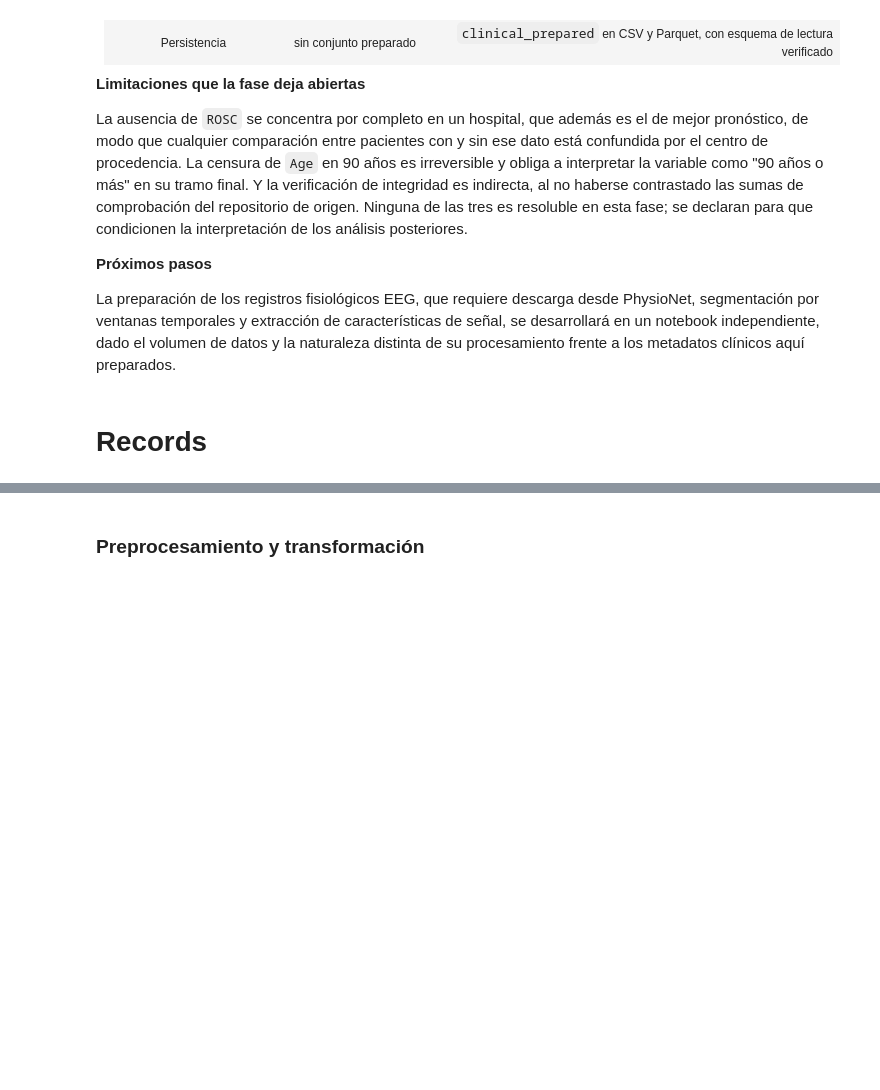
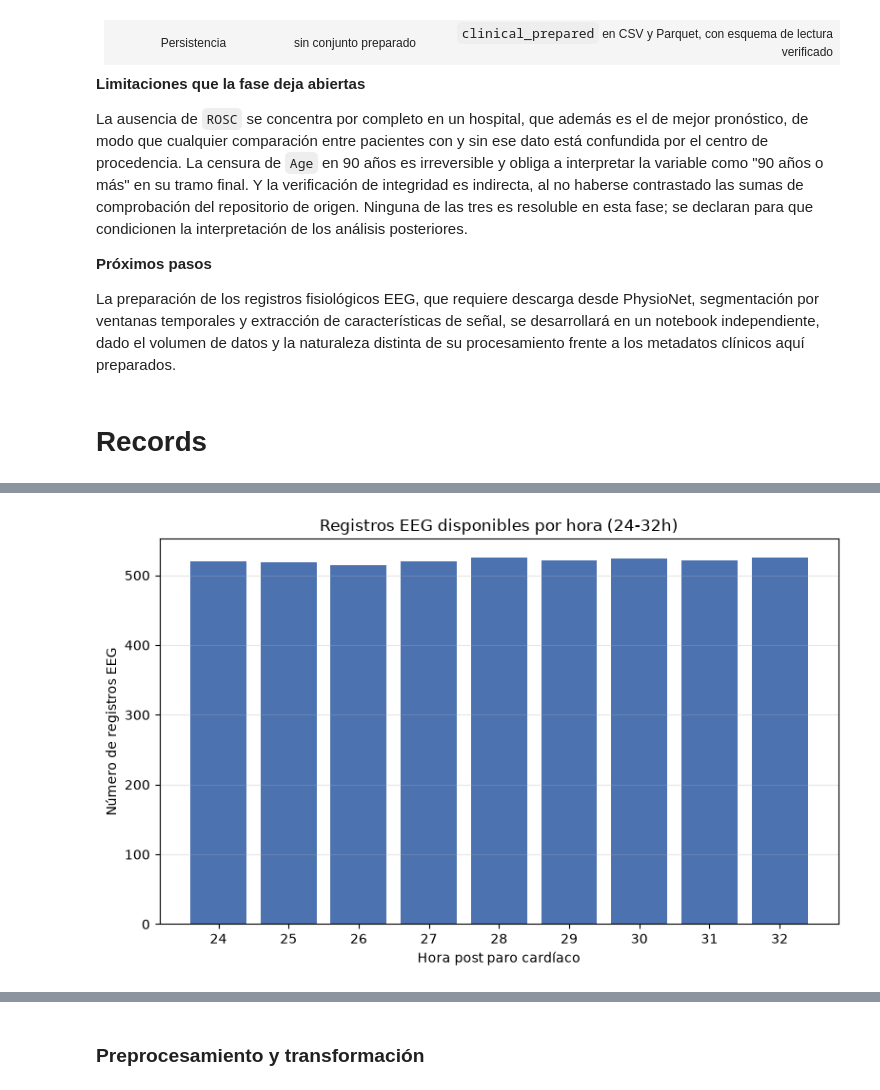
Before and after one commit to AlejandraJaramillo19/mlda-project_, a Jupyter notebook: notebooks/03_data_preparation/03_data_preparation.ipynb, the cells around one changed output, grey strips where cells are left out. Saved outputs shown, nothing was run; the diff lists cells and outputs as text; code cells hidden in the pictures; blank space fills up the shorter version.

```diff
--- a/notebooks/03_data_preparation/03_data_preparation.ipynb
+++ b/notebooks/03_data_preparation/03_data_preparation.ipynb
@@ -3159,0 +4873,15 @@ La preparación de los registros fisiológicos EEG, que requiere descarga desde
+# %%
+eeg_selected = eeg_df[
+    eeg_df["Hour"].between(
+        24,
+        32,
+        inclusive="both"
+    )
+].copy()
+
+print("Registros EEG originales:", len(eeg_df))
+print("Registros EEG entre 24 y 32 h:", len(eeg_selected))
+print(
+    "Pacientes representados:",
+    eeg_selected["Patient"].nunique()
+)
@@ -3159,0 +4892,9 @@ La preparación de los registros fisiológicos EEG, que requiere descarga desde
+# %%
+records_by_hour = (
+    eeg_selected
+    .groupby("Hour")
+    .size()
+    .rename("Number_of_records")
+)
+
+display(records_by_hour.to_frame())
@@ -3159,0 +4913,18 @@ La preparación de los registros fisiológicos EEG, que requiere descarga desde
+# %%
+fig, ax = plt.subplots(figsize=(8, 5))
+
+ax.bar(
+    records_by_hour.index.astype(str),
+    records_by_hour.values,
+    color="#4C72B0"
+)
+
+ax.set_xlabel("Hora post paro cardíaco")
+ax.set_ylabel("Número de registros EEG")
+ax.set_title("Registros EEG disponibles por hora (24-32h)")
+ax.grid(axis="y", alpha=0.3)
+
+plt.tight_layout()
+plt.show()
+# %% [output]
+[figure, added]
```
Also changed, not shown: parts of 184 cells of this notebook.
